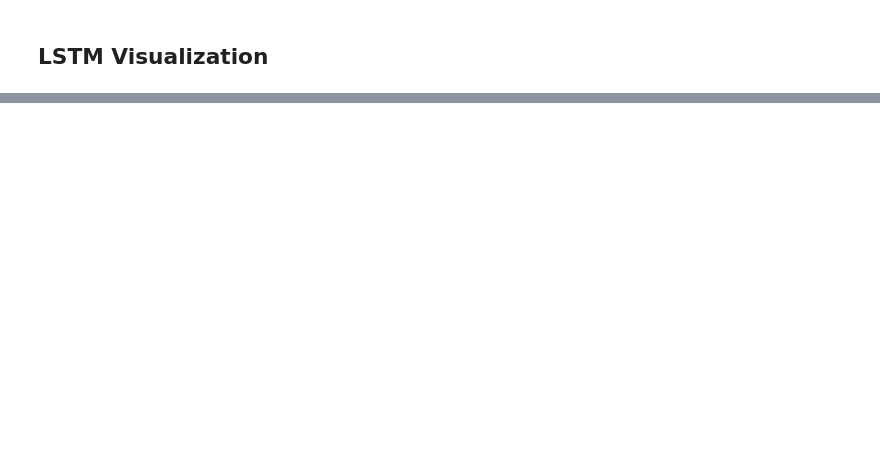
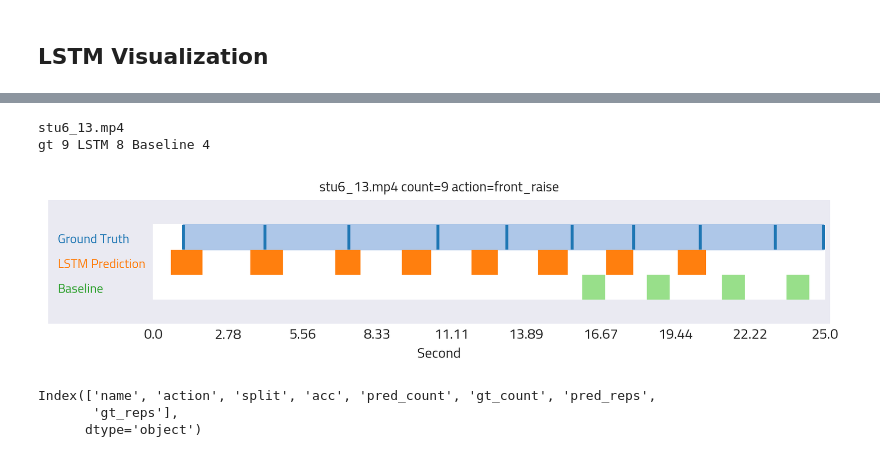
Before and after one commit to iucario/WorkoutDetector, a Jupyter notebook: notebooks/hmm.ipynb, the cells around one changed output, grey strips where cells are left out. Saved outputs shown, nothing was run; the diff lists cells and outputs as text; code cells hidden in the pictures; blank space fills up the shorter version.

```diff
--- a/notebooks/hmm.ipynb
+++ b/notebooks/hmm.ipynb
@@ -145,7 +167,7 @@ obo=0 err=7 acc=0.4212328767123288
 # %%
 def eval_subset(model, split, action):
     test_data = list(helper.get_rep_data([split], [action]).values())
-    total_obo, total_err, total_acc = 0, 0, 0
+    total_obo, total_err, total_acc, gt_total_count = 0, 0, 0, 0
     for item in test_data:
         test_x = []
         js = json.load(open(osj(json_dir, template.format(item.video_name))))
@@ -154,15 +176,16 @@ def eval_subset(model, split, action):
         test_x = np.array(test_x)
 
         pred = model.predict(test_x)
-        obo, err, acc, reps = hmm_infer(model, test_x, item.reps)
+        obo, err, acc, reps = hmm_infer(model, test_x, item.reps, CLASSES.index(item.class_))
         total_obo += obo
         total_err += err
         total_acc += acc
+        gt_total_count += len(item.reps) // 2
 
-    obo_rate = total_obo / len(test_data)
     err_rate = total_err / len(test_data)
     acc_rate = total_acc / len(test_data)
-    return dict(split=split, action=action, obo=obo_rate, mae=err_rate, hmm_acc=acc_rate)
+    return dict(split=split, action=action, OBO=total_obo, MAE=err_rate,
+        hmm_acc=acc_rate, avg_count=gt_total_count/len(test_data), num_videos=len(test_data))
 
 result = []
 for action in CLASSES:
@@ -201,0 +267,14 @@ NameError: name 'np' is not defined
+# %%
+from workoutdetector.datasets import RepcountHelper
+from workoutdetector.utils.eval import load_json, infer
+from workoutdetector.utils import pred_to_count
+
+data_root = os.path.expanduser("~/data/RepCount")
+json_dir = '../out/acc_0.841_epoch_26_20220711-191616_1x1'
+metrics_df = pd.read_csv('../exp/time_series/test_metrics_1.csv', index_col=0)
+print(metrics_df.head(1))
+anno_path = os.path.expanduser("~/data/RepCount/annotation.csv")
+helper = RepcountHelper(data_root, anno_path)
+CLASSES = helper.classes
+print(CLASSES)
+data = helper.get_rep_data(['val', 'test'], ['all'])
@@ -201,0 +290,42 @@ NameError: name 'np' is not defined
+# %%
+item = metrics_df.loc[random.choice(metrics_df[metrics_df['split'] != 'train'].index)]
+json_file = f'{json_dir}/{item.name}.stride_1_step_1.json'
+score, _ = load_json(json_file, softmax=True)
+base_count, base_reps = pred_to_count(infer(score, 0.6, window=10), stride=1*10, step=1)
+# print(orig_reps)
+pred_rep = list(map(int, item.pred_reps[1:-1].split(','))) if len(item.pred_reps) > 2 else []
+# print(pred_rep)
+print(item.name)
+print('gt', item.gt_count, 'LSTM', len(pred_rep)//2, 'Baseline', base_count)
+x = data[item.name]
+plot_pred(pred_rep, x.reps, base_reps, x.total_frames, x.fps,
+    title=f"{x.video_name} count={x.count} action={x.class_}", step=1)
+# %% [output]
+stu6_13.mp4
+gt 9 LSTM 8 Baseline 4
+[figure, added]
+# %%
+def save_all_lstm_plot(csv_path: str, out_dir: str) -> None:
+    os.makedirs(out_dir, exist_ok=True)
+    metrics_df = pd.read_csv(csv_path)
+    val_test_df = metrics_df[metrics_df['split'] != 'train']
+    print(val_test_df.columns)
+    for item in val_test_df.itertuples():
+        json_file = f'{json_dir}/{item.name}.stride_1_step_1.json'
+        score, _ = load_json(json_file, softmax=True)
+        base_count, base_reps = pred_to_count(infer(score, 0.6, window=10), stride=1*10, step=1)
+        # print(orig_reps)
+        pred_rep = list(map(int, item.pred_reps[1:-1].split(','))) if len(item.pred_reps) > 2 else []
+        # print(pred_rep)
+        # print(item.name)
+        # print('gt', item.gt_count, 'LSTM', len(pred_rep)//2, 'Baseline', base_count)
+        x = data[item.name]
+        plot_pred(pred_rep, x.reps, base_reps, x.total_frames, x.fps,
+            title=f"{x.video_name} count={x.count} action={x.class_}", step=1, show=False,
+            save_path=f'{out_dir}/{item.name}.png')
+
+save_all_lstm_plot('../exp/time_series/test_metrics_1.csv', '../out/time_series/lstm_plot')
+# %% [output]
+Index(['name', 'action', 'split', 'acc', 'pred_count', 'gt_count', 'pred_reps',
+       'gt_reps'],
+      dtype='object')
```
Also changed, not shown: parts of 9 cells of this notebook.
